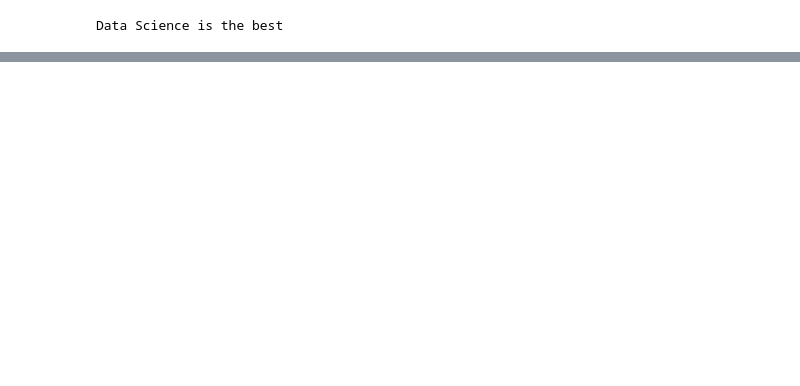
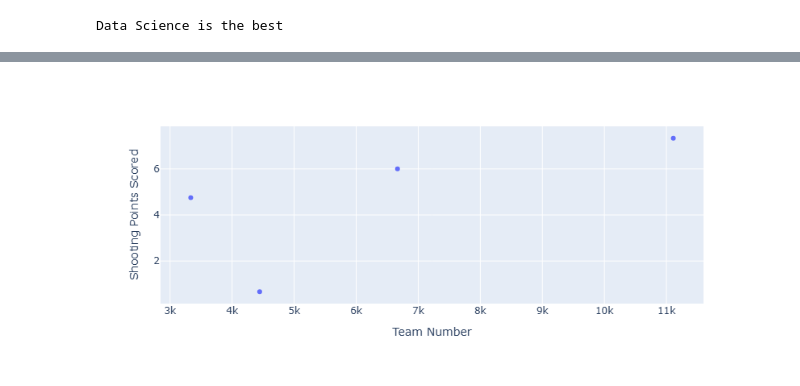
Before and after one commit to GirlsOfSteelRobotics/2025FTCScoutingApp, a Jupyter notebook: mock_data.ipynb, the cells around one changed output, grey strips where cells are left out. Saved outputs shown, nothing was run; the diff lists cells and outputs as text; code cells hidden in the pictures; blank space fills up the shorter version.

```diff
--- a/mock_data.ipynb
+++ b/mock_data.ipynb
@@ -77,0 +99,3 @@ fig.show()
+# %%
+avg=new_df.groupby("Team Number").mean(numeric_only=True)
+avg
@@ -77,0 +110,5 @@ fig.show()
+# %%
+fig = px.scatter(avg, y= "Shooting Points Scored")
+fig.show()
+# %% [output]
+[figure, added]
```
Also changed, not shown: parts of 9 cells of this notebook.
